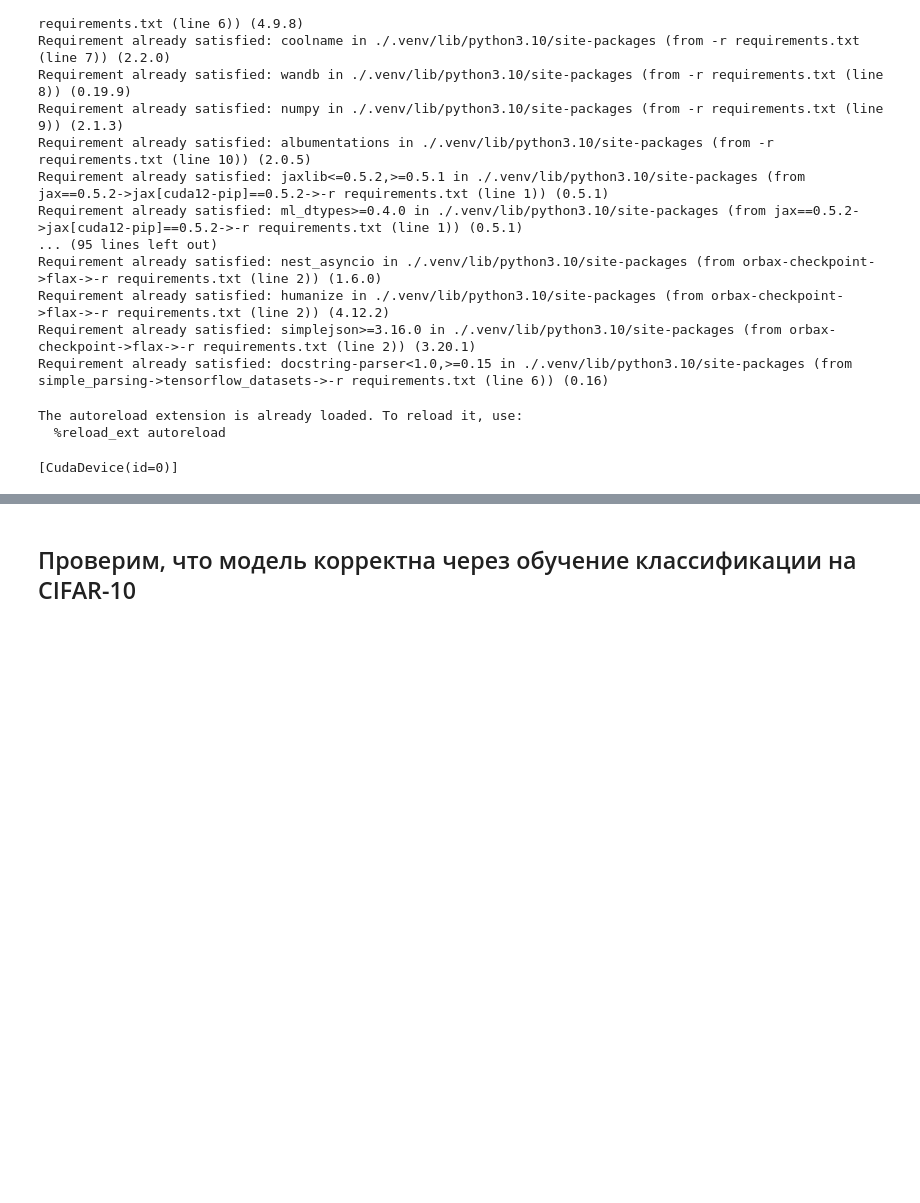
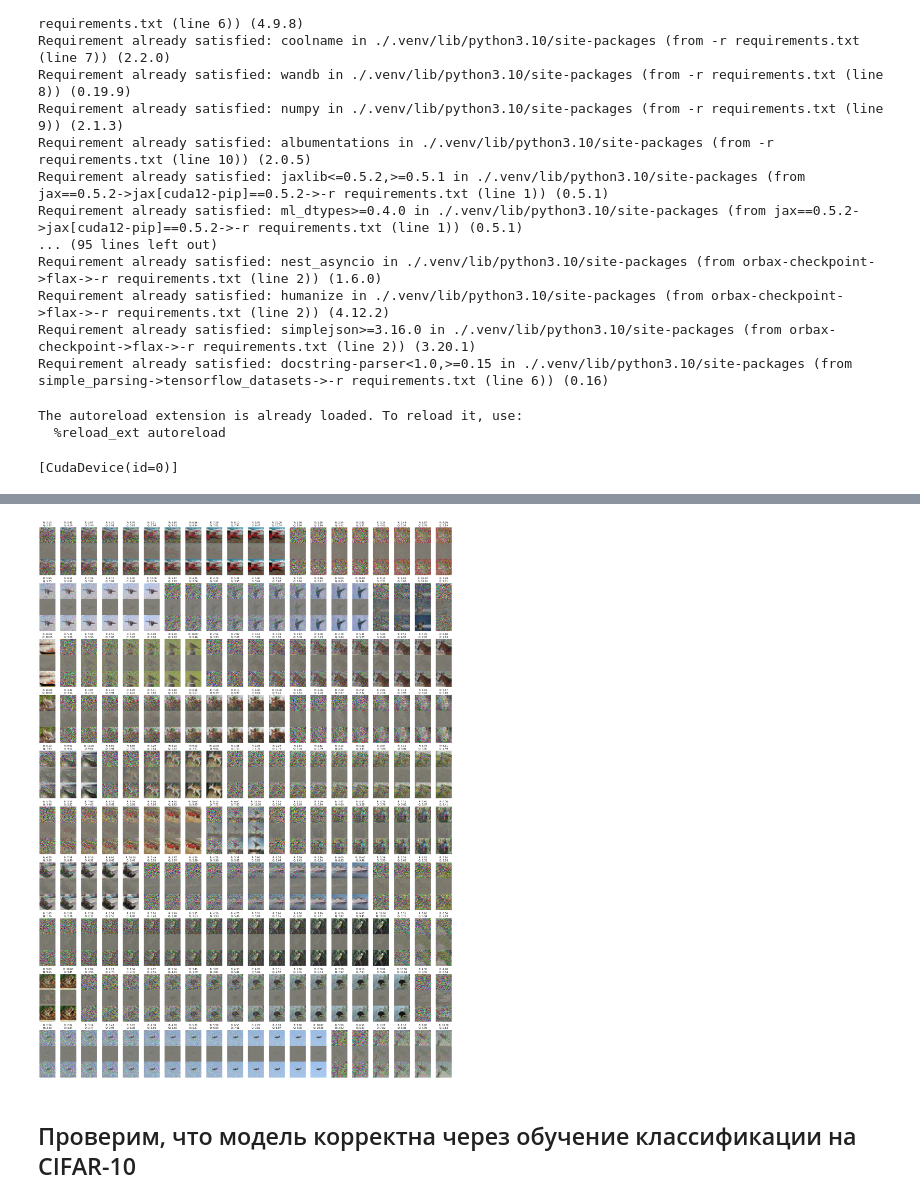
Before and after one commit to pavelshapka/Q_func_AM, a Jupyter notebook: EDA.ipynb, the cells around one changed output, grey strips where cells are left out. Saved outputs shown, nothing was run; the diff lists cells and outputs as text; code cells hidden in the pictures; blank space fills up the shorter version.

```diff
--- a/EDA.ipynb
+++ b/EDA.ipynb
@@ -165,0 +207,44 @@ WARNING:absl:[process=0][thread=MainThread] Skipped cross-host ArrayMetadata val
+# %%
+_, print_loader = get_sar_dataloaders(batch_size=bs,
+                                      reward=10,
+                                      gamma=0.9,
+                                      min_num_steps=3,
+                                      max_num_steps=23,
+                                      with_reversed_transitions=False,
+                                      with_shuffled_transitions=False)
+
+print_iter = iter(print_loader)
+# %%
+samples_count = 10
+wide = 20
+
+plt.figure(figsize=(30, 4 * samples_count))
+gs = GridSpec(samples_count, wide)
+
+def extract_one_trajectory(ds_iter):
+	sarsa_batch, rewards = next(ds_iter)
+	to = 20
+	# to = np.argmax(rewards[:, 0] == 10)
+	return sarsa_batch[:to+1], rewards[:to+1, 0]
+
+
+for i in range(samples_count):
+	trajectory, rewards = extract_one_trajectory(print_iter)
+	traj_length = trajectory.shape[0]
+
+	params, batch_stats = trainer.state.params, trainer.state.batch_stats
+	q_values_pred = trainer.model.apply({"params": params, "batch_stats": batch_stats}, trajectory)
+
+	for j in range(min(traj_length, wide)):
+		ax = plt.subplot(gs[i, j])
+		s = trajectory[j, :, :, :3] * CIFAR10_STD + CIFAR10_MEANS
+		a = trajectory[j, :, :, 3:] * CIFAR10_STD + CIFAR10_MEANS
+		s_next = (trajectory[j, :, :, :3] + trajectory[j, :, :, 3:]) * CIFAR10_STD + CIFAR10_MEANS
+		ax.imshow(np.concatenate([s, a, s_next], axis=0))
+
+		ax.axis('off')
+		ax.set_title(f"R: {rewards[j]:.2f}\nQ: {q_values_pred[j, 0]:.2f}")
+
+plt.tight_layout()
+plt.show()
+# %% [output]
@@ -166,3 +268,4 @@ WARNING:absl:[process=0][thread=MainThread] Skipped cross-host ArrayMetadata val
+[figure, added]
 # %% [markdown]
 ## Проверим, что модель корректна через обучение классификации на CIFAR-10
 # %%
```
Also changed, not shown: parts of 7 cells of this notebook, 6 other files.
